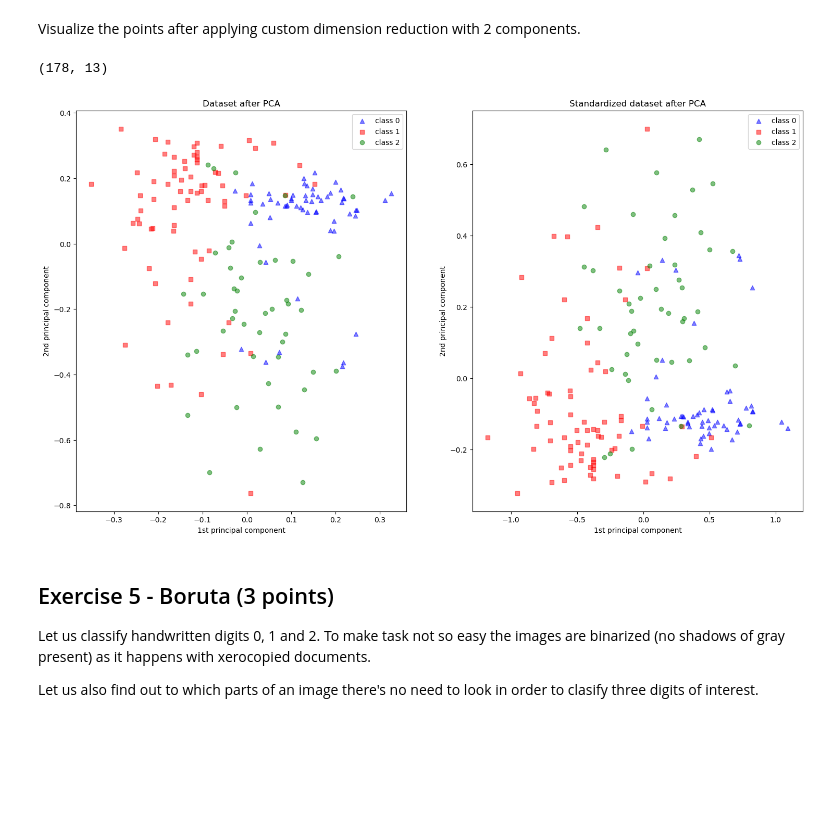
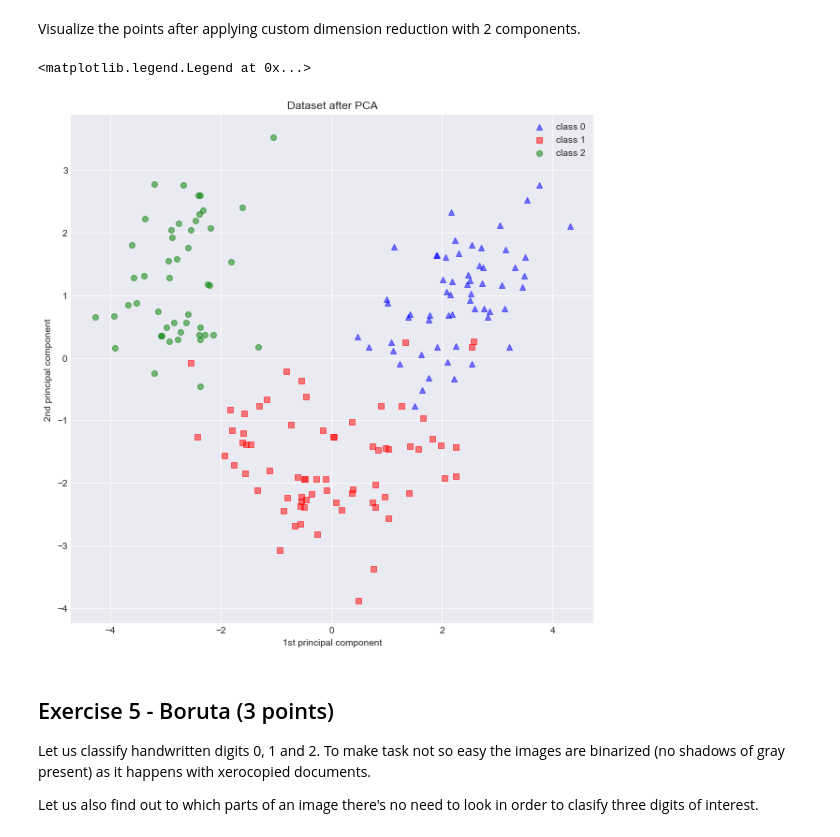
Before and after one commit to Kriikle/ml-intro, a Jupyter notebook: 6_feature_engineering_selection/homework.ipynb, the cells around one changed output. Saved outputs shown, nothing was run; the diff lists cells and outputs as text; code cells hidden in the pictures; blank space fills up the shorter version.

```diff
--- a/6_feature_engineering_selection/homework.ipynb
+++ b/6_feature_engineering_selection/homework.ipynb
@@ -316,28 +316,23 @@ Visualize the points after applying custom dimension reduction with 2 components
 # %%
 #x0[0]
 #wine_data[:,0]
 
-X_new_0 = x * x0
-X_new_1 = x * x1
-print(X_new_1.shape)
+X_new_0 = x @ x0
+X_new_1 = x @ x1
+#print(X_new_1.shape)
 
-fig, (ax1,ax2) = plt.subplots(ncols=2, figsize=(18, 10))
+fig, (ax1) = plt.subplots(ncols=1, figsize=(10, 10))
 
 for l, c, m in zip(range(0, 3), ('blue', 'red', 'green'), ('^', 's', 'o')):
-    ax1.scatter(X_new_0[wine_labels == l, 0], X_new_0[wine_labels == l, 1],
+    ax1.scatter(X_new_0[wine_labels == l], X_new_1[wine_labels == l],
                 color=c, label=f'class {l}', alpha=0.5, marker=m)
 
-for l, c, m in zip(range(0, 3), ('blue', 'red', 'green'), ('^', 's', 'o')):
-    ax2.scatter(X_new_1[wine_labels == l, 0], X_new_1[wine_labels == l, 1],
-                color=c, label=f'class {l}', alpha=0.5, marker=m)
+
 
 ax1.set_title('Dataset after PCA')
-ax2.set_title('Standardized dataset after PCA')
-
-for ax in (ax1, ax2):
-    ax.set_xlabel('1st principal component')
-    ax.set_ylabel('2nd principal component')
-    ax.legend(loc='upper right')
+ax1.set_xlabel('1st principal component')
+ax1.set_ylabel('2nd principal component')
+ax1.legend(loc='upper right')
 # %% [output]
-(178, 13)
+<matplotlib.legend.Legend at 0x...>
-[figure, old version]
+[figure, new version]
```
Also changed, not shown: parts of 8 cells of this notebook.
